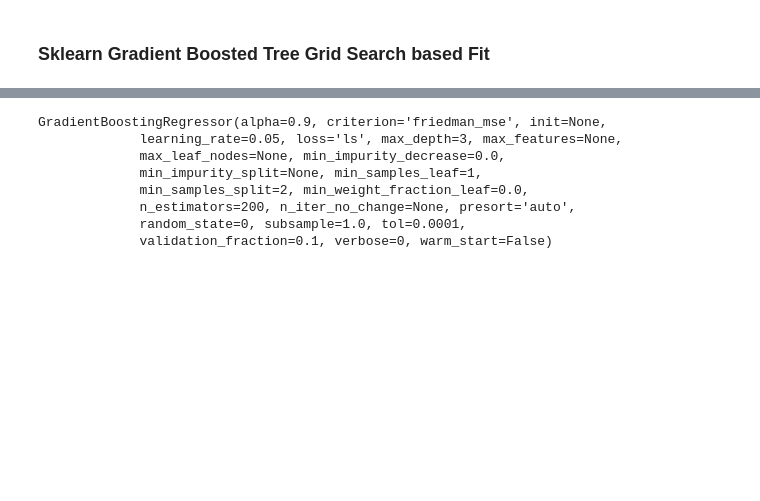
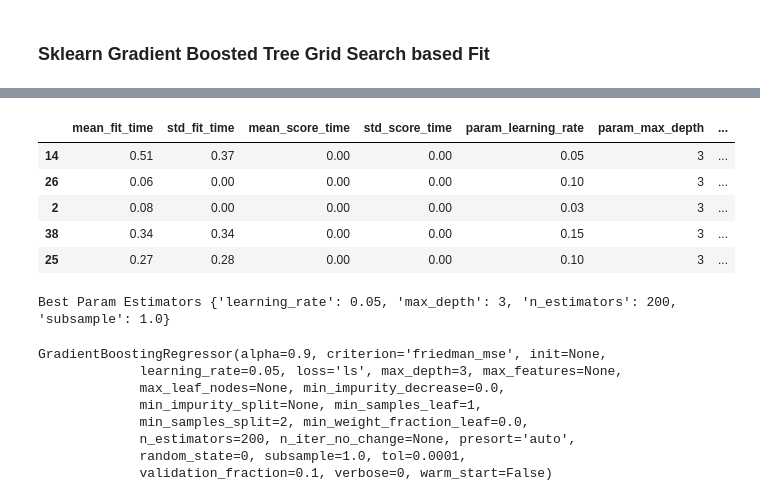
Before and after one commit to jeevankumarr/ml-books, a Jupyter notebook: regression/xgboost_pdp_plots.ipynb, the cells around one changed output, grey strips where cells are left out. Saved outputs shown, nothing was run; the diff lists cells and outputs as text; code cells hidden in the pictures; blank space fills up the shorter version.

```diff
--- a/classification/xgboost_pdp_plots.ipynb
+++ b/regression/xgboost_pdp_plots.ipynb
@@ -348,3 +351,15 @@ Mean Squared Error 16.9598
+# %%
+results = pd.DataFrame(gs_cv_sk_reg.cv_results_)
+display(results.sort_values(by=['rank_test_score'], ascending=True).head())
+print('Best Param Estimators', results.sort_values(by=['rank_test_score'], ascending=True).head(1)[['params']].values[0][0])
+# %% [output]
+|  | mean_fit_time | std_fit_time | mean_score_time | std_score_time | param_learning_rate | param_max_depth | ... |
+| 14 | 0.51 | 0.37 | 0.00 | 0.00 | 0.05 | 3 | ... |
+| 26 | 0.06 | 0.00 | 0.00 | 0.00 | 0.10 | 3 | ... |
+| 2 | 0.08 | 0.00 | 0.00 | 0.00 | 0.03 | 3 | ... |
+| 38 | 0.34 | 0.34 | 0.00 | 0.00 | 0.15 | 3 | ... |
+| 25 | 0.27 | 0.28 | 0.00 | 0.00 | 0.10 | 3 | ... |
+Best Param Estimators {'learning_rate': 0.05, 'max_depth': 3, 'n_estimators': 200, 'subsample': 1.0}
 # %%
 gs_cv_sk_reg.best_estimator_
 # %% [output]
```
Also changed, not shown: parts of 12 cells of this notebook, 1 other file.
